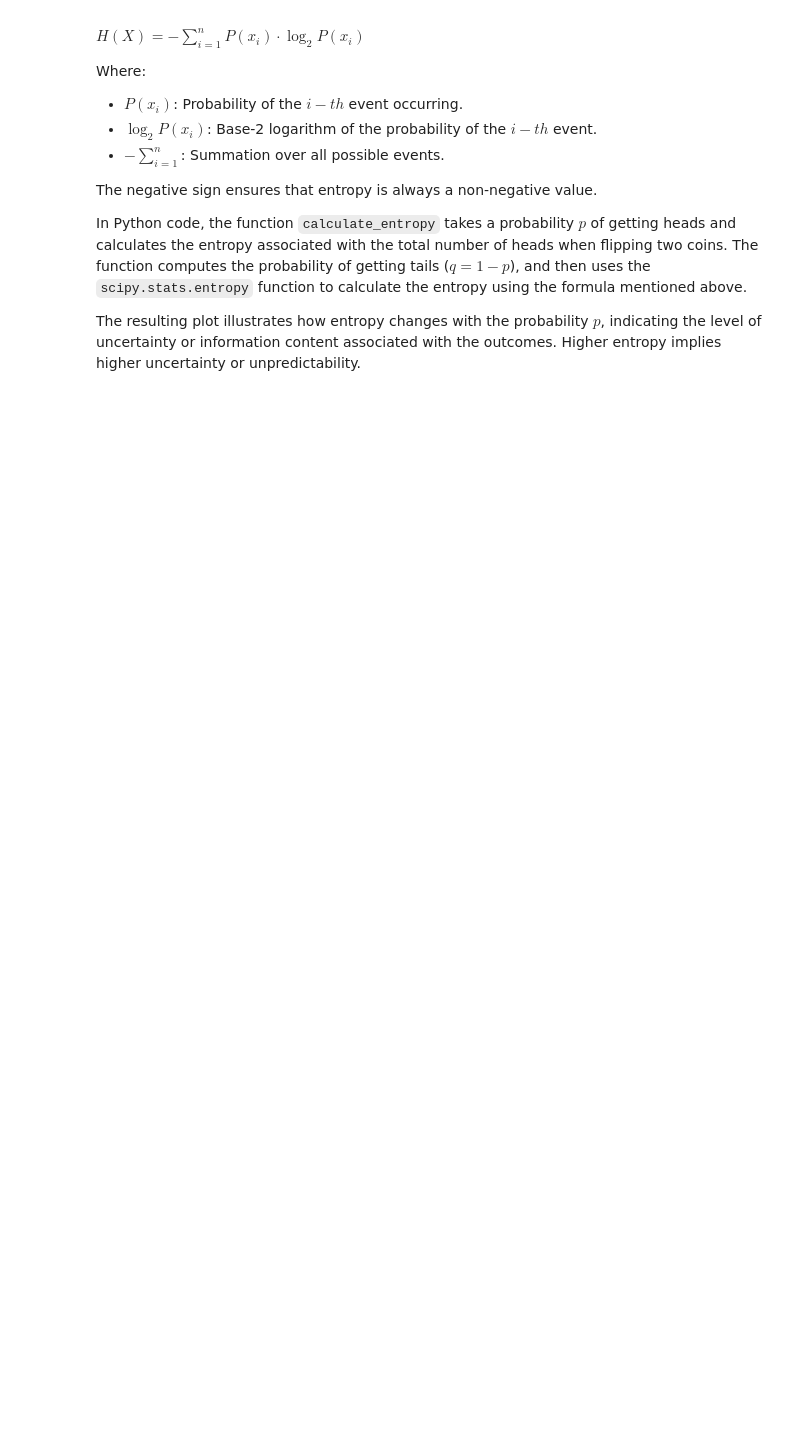
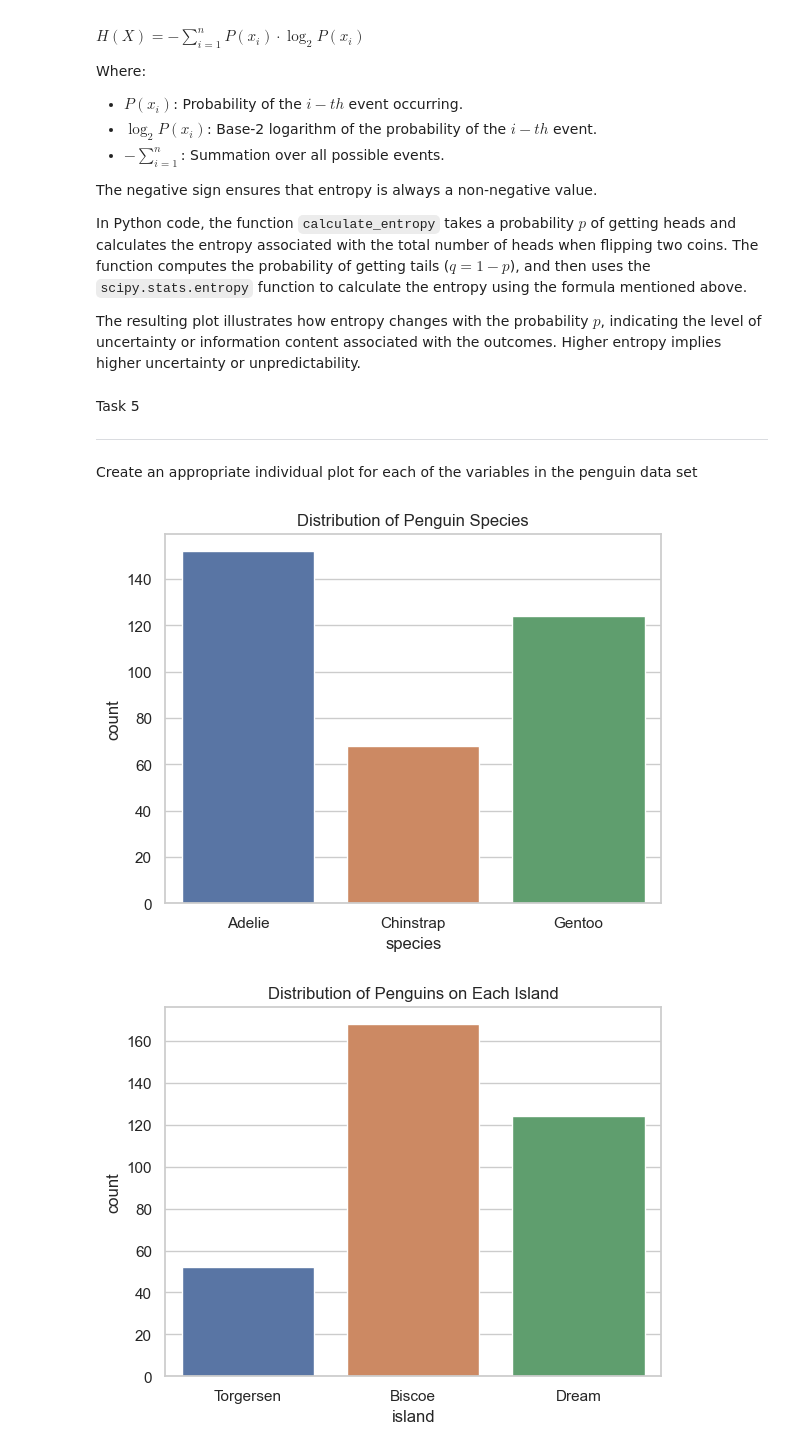
Before and after one commit to SofiMetel/fund_data, a Jupyter notebook: tasks.ipynb, the cells around one changed output. Cells and saved outputs as stored; diff of their text form; code cells hidden in the pictures; blank space fills up the shorter version.

Commit message:
tasks-last-homework

```diff
--- a/tasks.ipynb
+++ b/tasks.ipynb
@@ -293,3 +295,11 @@ The negative sign ensures that entropy is always a non-negative value.
 In Python code, the function `calculate_entropy` takes a probability $ p $ of getting heads and calculates the entropy associated with the total number of heads when flipping two coins. The function computes the probability of getting tails ($ q = 1 - p $), and then uses the `scipy.stats.entropy` function to calculate the entropy using the formula mentioned above.
 
 The resulting plot illustrates how entropy changes with the probability $ p $, indicating the level of uncertainty or information content associated with the outcomes. Higher entropy implies higher uncertainty or unpredictability.
+# %% [markdown]
+Task 5
+
+----
+
+
+Create an appropriate individual plot for each of the variables in
+the penguin data set
@@ -295,0 +308,34 @@ The resulting plot illustrates how entropy changes with the probability $ p $, i
+# %%
+# Load the penguins dataset
+penguins = sns.load_dataset("penguins")
+
+# Set the style for the plots
+sns.set(style="whitegrid")
+
+# Plot for 'species' (Categorical Variable)
+sns.countplot(x='species', data=penguins)
+plt.title('Distribution of Penguin Species')
+plt.show()
+
+# Plot for 'island' (Categorical Variable)
+sns.countplot(x='island', data=penguins)
+plt.title('Distribution of Penguins on Each Island')
+plt.show()
+
+# Numeric Variables
+numeric_variables = ['bill_length_mm', 'bill_depth_mm', 'flipper_length_mm', 'body_mass_g']
+
+for variable in numeric_variables:
+    sns.histplot(penguins[variable], kde=True)
+    plt.title(f'Distribution of {variable}')
+    plt.xlabel(variable)
+    plt.ylabel('Frequency')
+    plt.show()
+
+# Plot for 'sex' (Categorical Variable)
+sns.countplot(x='sex', data=penguins)
+plt.title('Distribution of Penguins by Sex')
+plt.show()
+# %% [output]
+[figure, added]
+[figure, added]
```
Also changed, not shown: parts of 4 cells of this notebook, 1 other file.
